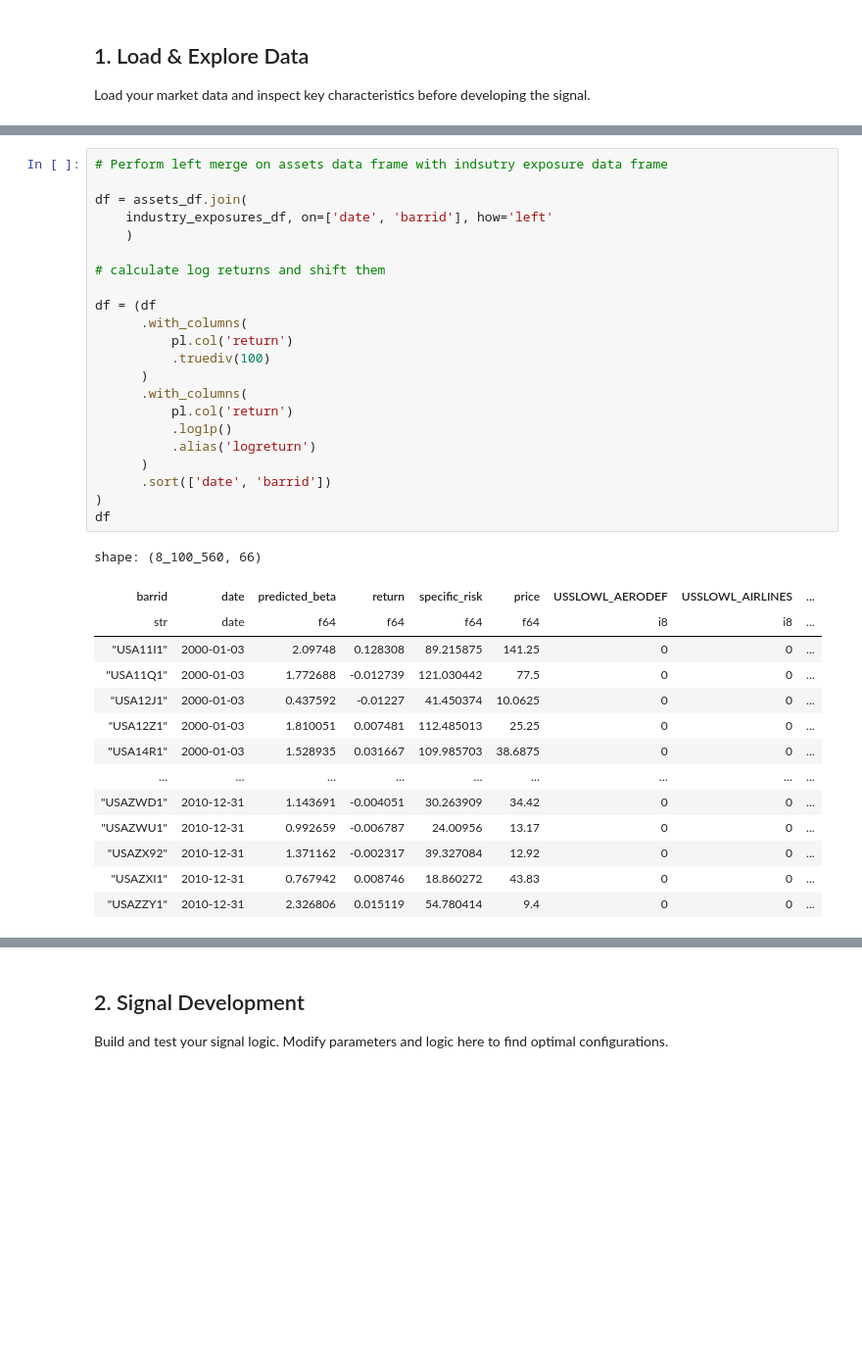
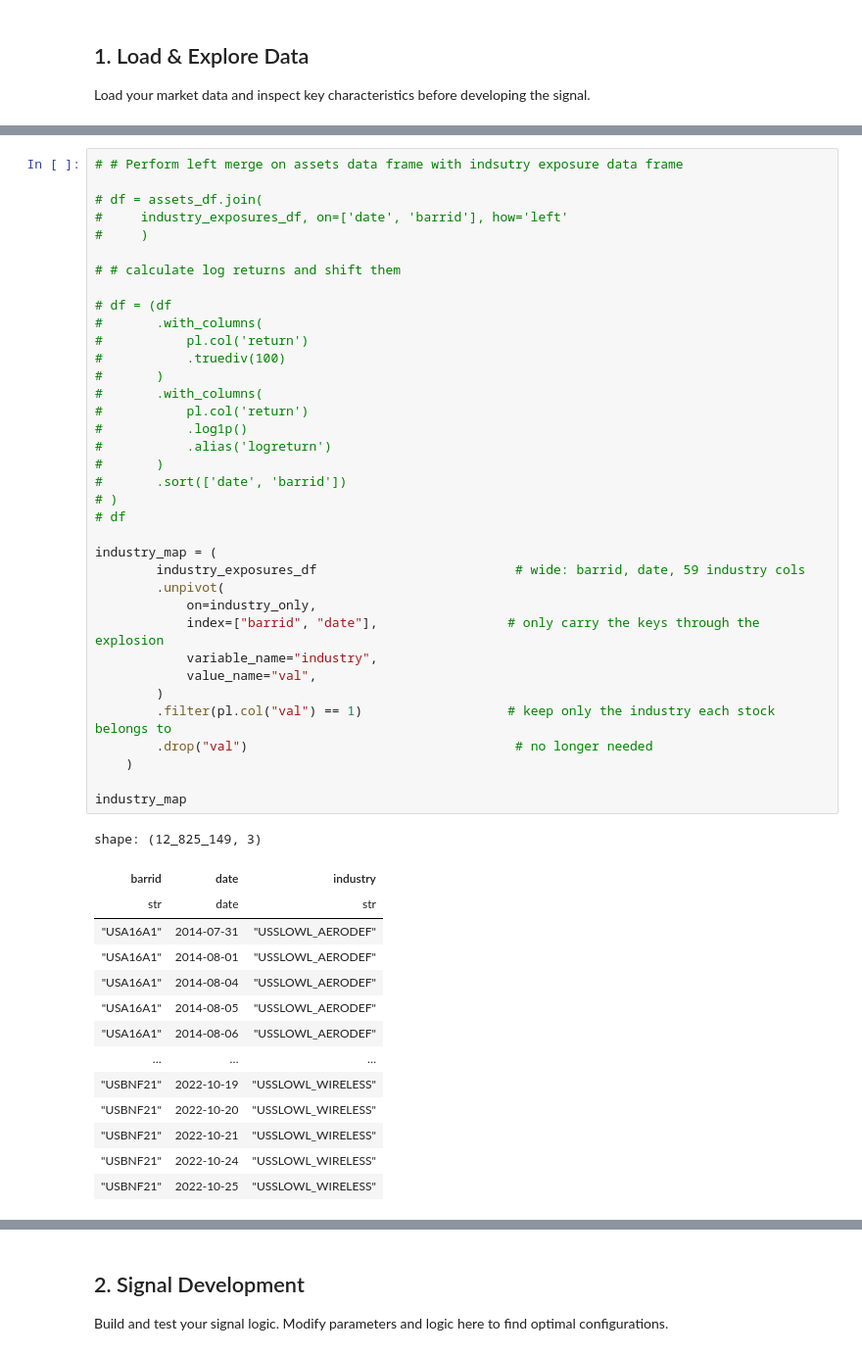
Before and after one commit to AndersNeuenschwander/sf-quant-industry-momentum, a Jupyter notebook: src/signal/signal_research.ipynb, the cells around one changed output, grey strips where cells are left out. Shown at 98% size. Cells and saved outputs as stored; diff of their text form; blank space fills up the shorter version.

```diff
--- a/src/signal/signal_research.ipynb
+++ b/src/signal/signal_research.ipynb
@@ -171,38 +123,52 @@ shape: (8_100_560, 6)
 # %%
-# Perform left merge on assets data frame with indsutry exposure data frame
+# # Perform left merge on assets data frame with indsutry exposure data frame
 
-df = assets_df.join(
-    industry_exposures_df, on=['date', 'barrid'], how='left'
+# df = assets_df.join(
+#     industry_exposures_df, on=['date', 'barrid'], how='left'
+#     )
+
+# # calculate log returns and shift them
+
+# df = (df
+#       .with_columns(
+#           pl.col('return')
+#           .truediv(100)
+#       )
+#       .with_columns(
+#           pl.col('return')
+#           .log1p()
+#           .alias('logreturn')
+#       )
+#       .sort(['date', 'barrid'])
+# )
+# df
+
+industry_map = (
+        industry_exposures_df                          # wide: barrid, date, 59 industry cols
+        .unpivot(
+            on=industry_only,
+            index=["barrid", "date"],                 # only carry the keys through the explosion
+            variable_name="industry",
+            value_name="val",
+        )
+        .filter(pl.col("val") == 1)                   # keep only the industry each stock belongs to
+        .drop("val")                                   # no longer needed
     )
 
-# calculate log returns and shift them
-
-df = (df
-      .with_columns(
-          pl.col('return')
-          .truediv(100)
-      )
-      .with_columns(
-          pl.col('return')
-          .log1p()
-          .alias('logreturn')
-      )
-      .sort(['date', 'barrid'])
-)
-df
+industry_map
 # %% [output]
-shape: (8_100_560, 66)
+shape: (12_825_149, 3)
-| barrid | date | predicted_beta | return | specific_risk | price | USSLOWL_AERODEF | USSLOWL_AIRLINES | ... |
-| str | date | f64 | f64 | f64 | f64 | i8 | i8 | ... |
-| "USA11I1" | 2000-01-03 | 2.09748 | 0.128308 | 89.215875 | 141.25 | 0 | 0 | ... |
-| "USA11Q1" | 2000-01-03 | 1.772688 | -0.012739 | 121.030442 | 77.5 | 0 | 0 | ... |
-| "USA12J1" | 2000-01-03 | 0.437592 | -0.01227 | 41.450374 | 10.0625 | 0 | 0 | ... |
-| "USA12Z1" | 2000-01-03 | 1.810051 | 0.007481 | 112.485013 | 25.25 | 0 | 0 | ... |
-| "USA14R1" | 2000-01-03 | 1.528935 | 0.031667 | 109.985703 | 38.6875 | 0 | 0 | ... |
-| … | … | … | … | … | … | … | … | ... |
-| "USAZWD1" | 2010-12-31 | 1.143691 | -0.004051 | 30.263909 | 34.42 | 0 | 0 | ... |
-| "USAZWU1" | 2010-12-31 | 0.992659 | -0.006787 | 24.00956 | 13.17 | 0 | 0 | ... |
-| "USAZX92" | 2010-12-31 | 1.371162 | -0.002317 | 39.327084 | 12.92 | 0 | 0 | ... |
-| "USAZXI1" | 2010-12-31 | 0.767942 | 0.008746 | 18.860272 | 43.83 | 0 | 0 | ... |
-| "USAZZY1" | 2010-12-31 | 2.326806 | 0.015119 | 54.780414 | 9.4 | 0 | 0 | ... |
+| barrid | date | industry |
+| str | date | str |
+| "USA16A1" | 2014-07-31 | "USSLOWL_AERODEF" |
+| "USA16A1" | 2014-08-01 | "USSLOWL_AERODEF" |
+| "USA16A1" | 2014-08-04 | "USSLOWL_AERODEF" |
+| "USA16A1" | 2014-08-05 | "USSLOWL_AERODEF" |
+| "USA16A1" | 2014-08-06 | "USSLOWL_AERODEF" |
+| … | … | … |
+| "USBNF21" | 2022-10-19 | "USSLOWL_WIRELESS" |
+| "USBNF21" | 2022-10-20 | "USSLOWL_WIRELESS" |
+| "USBNF21" | 2022-10-21 | "USSLOWL_WIRELESS" |
+| "USBNF21" | 2022-10-24 | "USSLOWL_WIRELESS" |
+| "USBNF21" | 2022-10-25 | "USSLOWL_WIRELESS" |
 # %%
```
Also changed, not shown: parts of 13 cells of this notebook, 2 other files.
